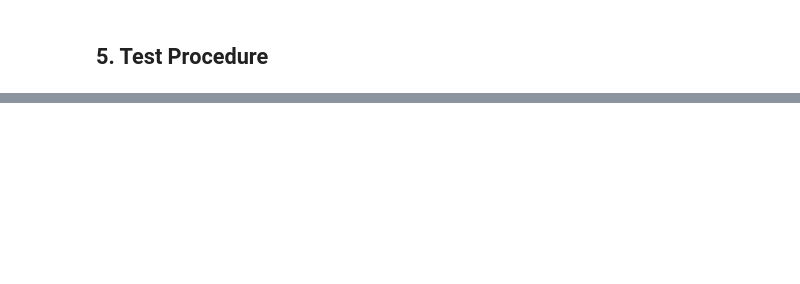
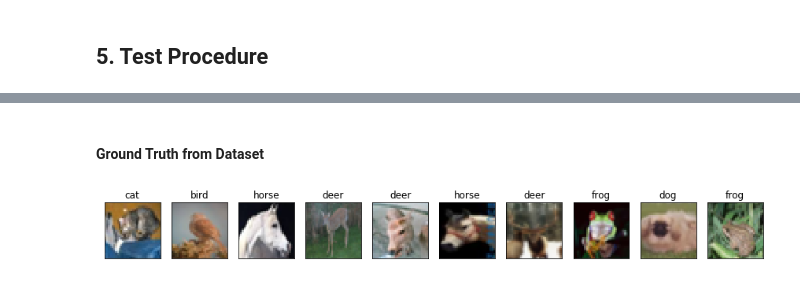
Before and after one commit to danhdoan/cifar10-end2end-mxnet, a Jupyter notebook: cifar10-end2end.ipynb, the cells around one changed output, grey strips where cells are left out. Cells and saved outputs as stored; diff of their text form; code cells hidden in the pictures; blank space fills up the shorter version.

```diff
--- a/cifar10-end2end.ipynb
+++ b/cifar10-end2end.ipynb
@@ -246,0 +269,6 @@ vis.show_images(test_images, 2, 5, y_classes)
+# %% [markdown]
+#### Ground Truth from Dataset
+# %%
+vis.show_images(test_images, 1, 10, [cfg.CIFAR_CLASSES[cls] for cls in y[rnd_idx].asnumpy()])
+# %% [output]
+[figure, added]
```
Also changed, not shown: parts of 18 cells of this notebook, 15 other files.
